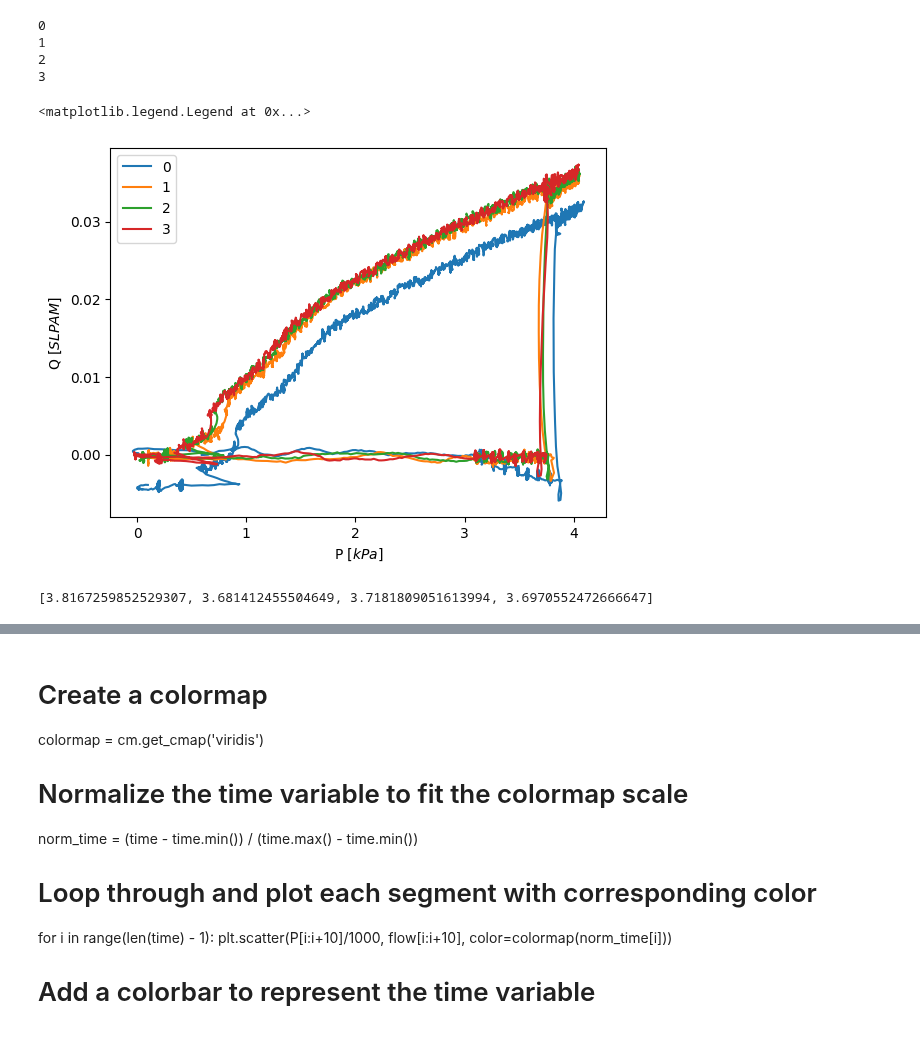
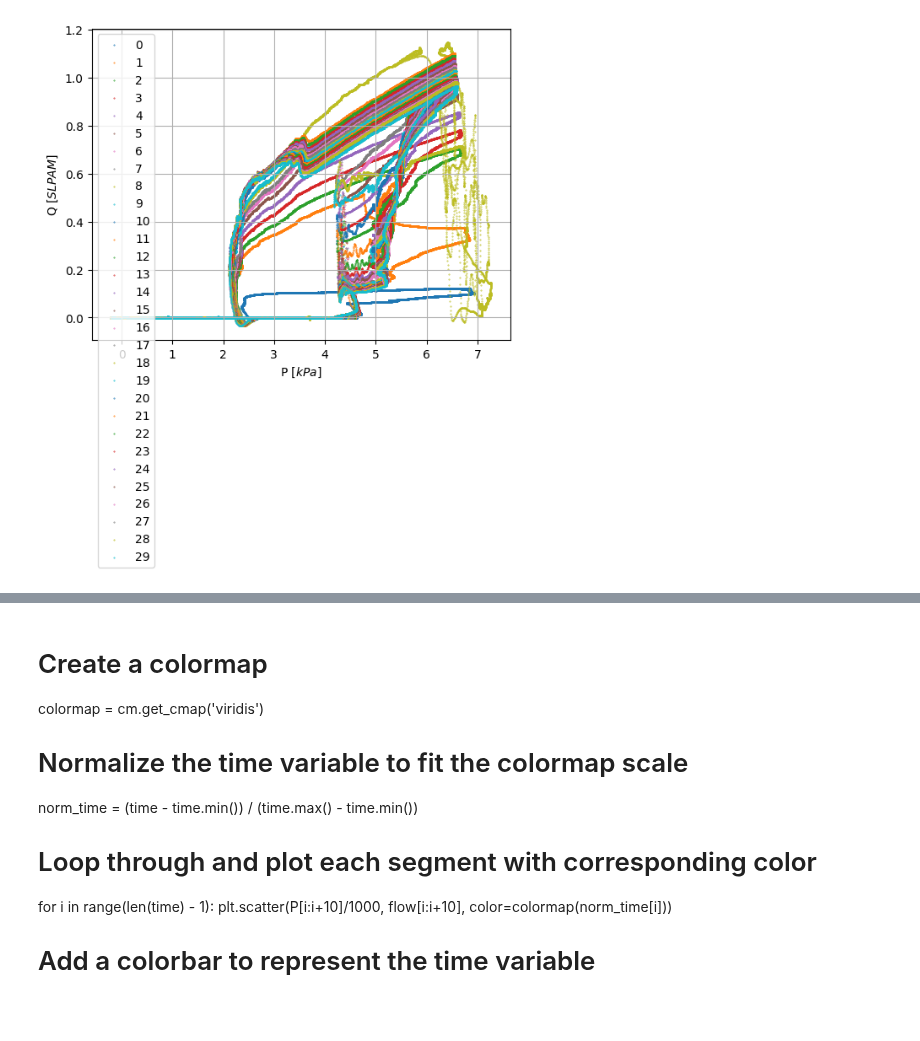
Before and after one commit to Olviel/Thermal_Soft_Robotics, a Jupyter notebook: Thermal_actuation/Experimental/Fluidic/Rothmund_Pressure_release/Valve_leak_test_rothmund_v2.ipynb, the cells around one changed output, grey strips where cells are left out. Saved outputs shown, nothing was run; the diff lists cells and outputs as text; code cells hidden in the pictures.

```diff
--- a/Thermal_actuation/Experimental/Fluidic/Rothmund_Pressure_release/Valve_leak_test_rothmund_v2.ipynb
+++ b/Thermal_actuation/Experimental/Fluidic/Rothmund_Pressure_release/Valve_leak_test_rothmund_v2.ipynb
@@ -152,26 +164,50 @@ while start < len(data[0][0]['DigOut-1']):
     start = end + 5  # Move to next segment
     run_count += 1  # Increment run counter
-# %%
-P_open = []
-for ii,_ in enumerate(data_sliced):
-    Q=data_sliced[ii]['Rescaled_Flow']
-    P_sliced=data_sliced[ii]['Pressure']
-    plt.plot(P_sliced,Q, label=ii)
-    print(ii)
-    opening_index=np.argmax(Q > 0.01)
-    P_open.append(P_sliced[opening_index])
-
-plt.ylabel('Q [$SLPAM$]')
-plt.xlabel('P [$kPa$]')
-plt.legend()
-# %% [output]
-0
-1
-2
-3
-<matplotlib.legend.Legend at 0x...>
-[figure, removed]
-# %%
-P_open
-# %% [output]
-[3.8167259852529307, 3.681412455504649, 3.7181809051613994, 3.6970552472666647]
+# %%
+#Plot sliced data and extract opening pressure
+
+P_open = []
+P_close = []
+
+open_treshold = 0.01 # slpm
+close_treshold = 0.0025 # slpm
+
+# Initialize a flag to indicate whether the threshold has been crossed from below
+crossed_threshold = False
+
+for ii,jj in enumerate(data_sliced):
+    Q=data_sliced[ii]['Rescaled_Flow']
+    P_sliced=data_sliced[ii]['Pressure']
+    plt.scatter(P_sliced,Q, label=ii,marker=".",s=0.6)
+
+    #Extract opening pressure
+    opening_index=np.argmax(Q > 0.01) # If the flow passes a certain treshold, then we can assume it is open
+    P_open.append(P_sliced[opening_index]) # Use previous index to recover the pressure
+
+
+    # Loop through the data
+    for jj in range(1, len(data_sliced[ii])):
+        # Check for crossing the threshold from below to above
+        if data_sliced[ii]['Rescaled_Flow'][jj] > close_treshold:
+            crossed_threshold = True
+
+        # Check for crossing the threshold from above to below after it's been crossed from below
+        if crossed_threshold and data_sliced[ii]['Rescaled_Flow'][jj] < close_treshold:
+            #indices.append(i)
+            P_close.append(P_sliced[jj])
+
+            # Reset the flag if you are only interested in the first such occurrence
+            crossed_threshold = False
+
+    #Extract closing pressure
+    #for jj in Q:
+
+
+
+plt.ylabel('Q [$SLPAM$]')
+plt.xlabel('P [$kPa$]')
+plt.legend()
+#plt.ylim(-0.01,0.01)
+plt.grid()
+# %% [output]
+[figure, added]
```
Also changed, not shown: parts of 9 cells of this notebook.
